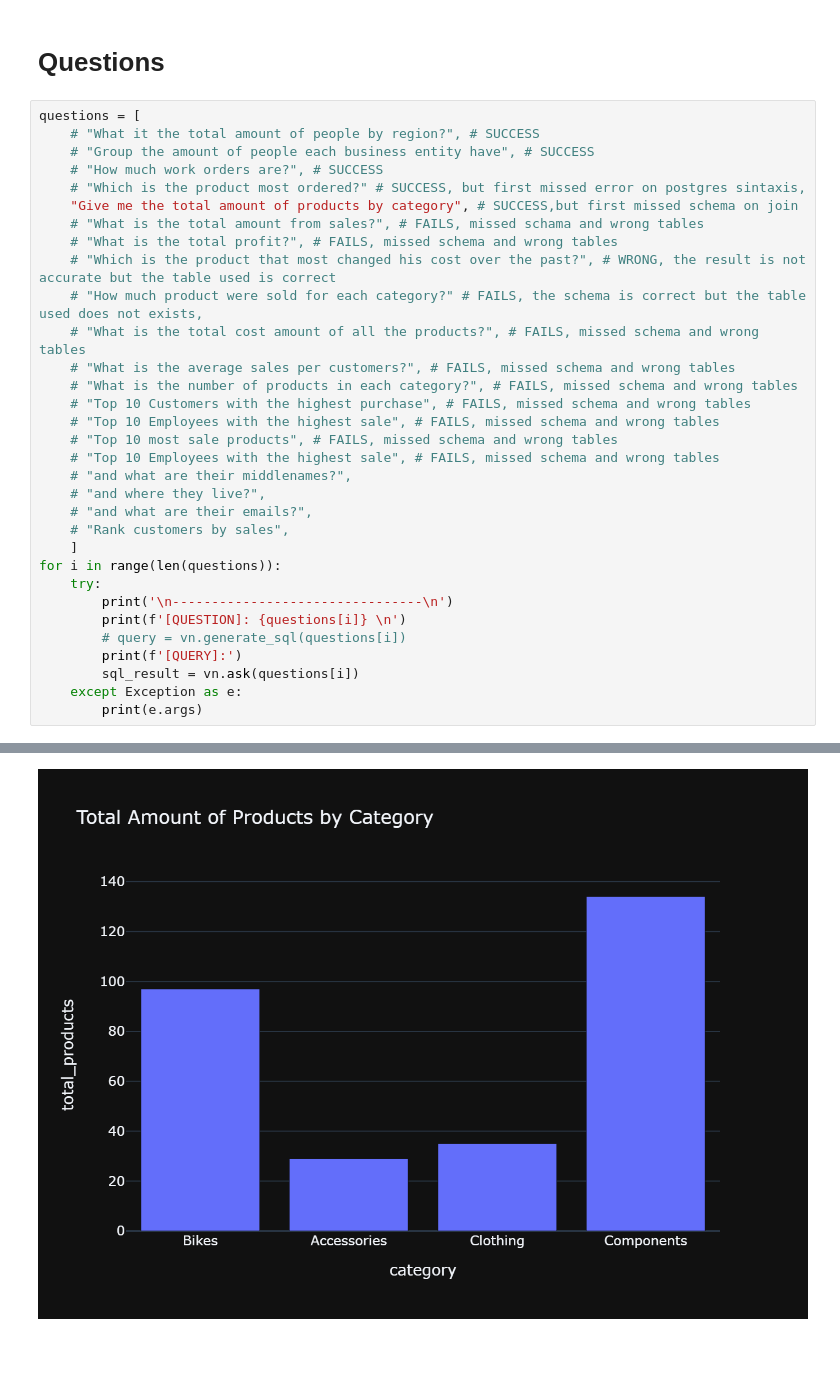
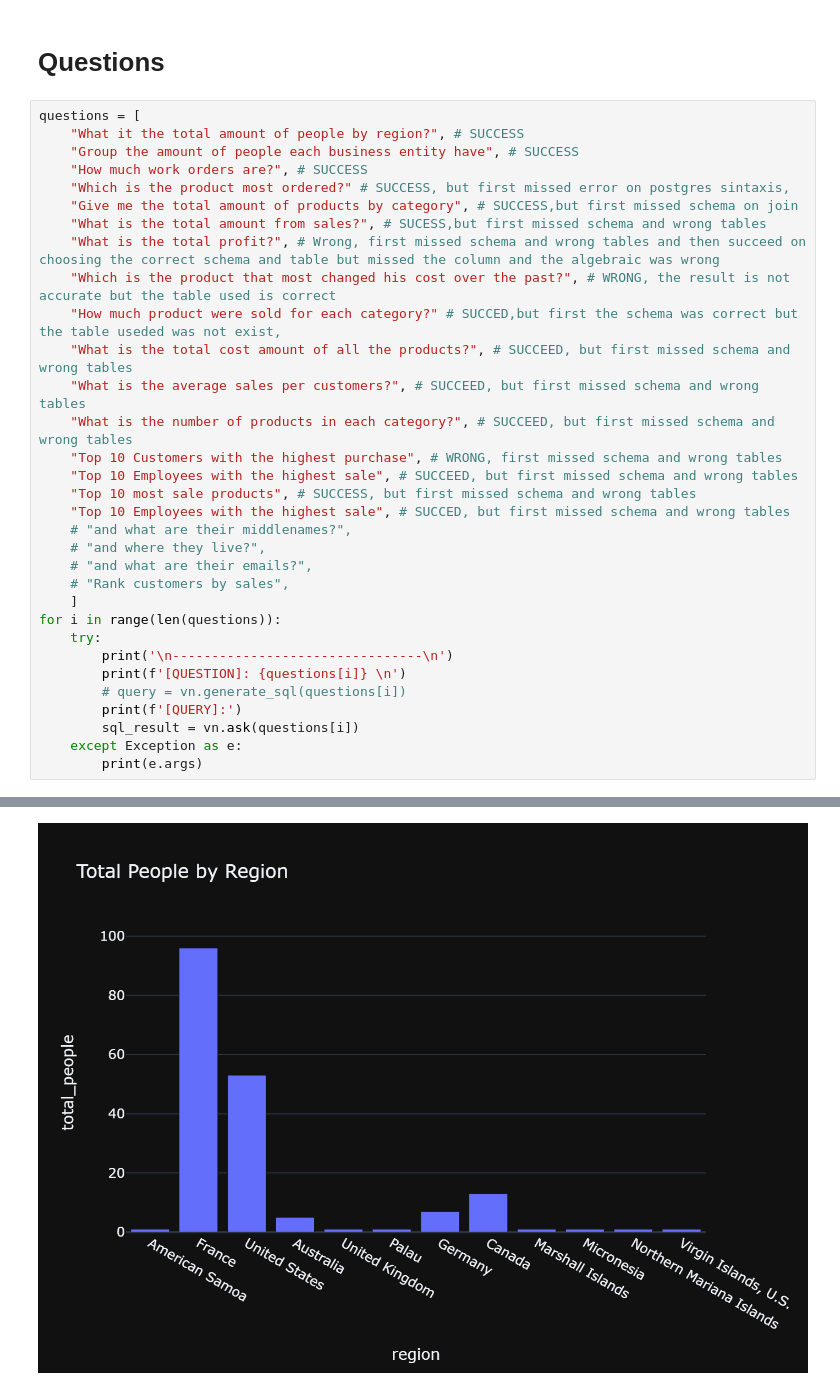
Before and after one commit to pedro-geraghty-sw/rag-vanna-poc, a Jupyter notebook: pgf-24012024/questions.ipynb, the cells around one changed output, grey strips where cells are left out. Saved outputs shown, nothing was run; the diff lists cells and outputs as text; blank space fills up the shorter version.

Commit message:
First succeed run

```diff
--- a/pgf-24012024/questions.ipynb
+++ b/pgf-24012024/questions.ipynb
@@ -28,22 +28,22 @@ vn.connect_to_postgres(DB_SERVER,DB_NAME,DB_USER,DB_PASSWORD,DB_PORT)
 # Questions
 # %%
 questions = [
-    # "What it the total amount of people by region?", # SUCCESS
-    # "Group the amount of people each business entity have", # SUCCESS
-    # "How much work orders are?", # SUCCESS
-    # "Which is the product most ordered?" # SUCCESS, but first missed error on postgres sintaxis,
+    "What it the total amount of people by region?", # SUCCESS
+    "Group the amount of people each business entity have", # SUCCESS
+    "How much work orders are?", # SUCCESS
+    "Which is the product most ordered?" # SUCCESS, but first missed error on postgres sintaxis,
     "Give me the total amount of products by category", # SUCCESS,but first missed schema on join
-    # "What is the total amount from sales?", # FAILS, missed schama and wrong tables
-    # "What is the total profit?", # FAILS, missed schema and wrong tables
-    # "Which is the product that most changed his cost over the past?", # WRONG, the result is not accurate but the table used is correct
-    # "How much product were sold for each category?" # FAILS, the schema is correct but the table used does not exists,
-    # "What is the total cost amount of all the products?", # FAILS, missed schema and wrong tables
-    # "What is the average sales per customers?", # FAILS, missed schema and wrong tables
-    # "What is the number of products in each category?", # FAILS, missed schema and wrong tables
-    # "Top 10 Customers with the highest purchase", # FAILS, missed schema and wrong tables
-    # "Top 10 Employees with the highest sale", # FAILS, missed schema and wrong tables
-    # "Top 10 most sale products", # FAILS, missed schema and wrong tables
-    # "Top 10 Employees with the highest sale", # FAILS, missed schema and wrong tables
+    "What is the total amount from sales?", # SUCESS,but first missed schema and wrong tables
+    "What is the total profit?", # Wrong, first missed schema and wrong tables and then succeed on choosing the correct schema and table but missed the column and the algebraic was wrong
+    "Which is the product that most changed his cost over the past?", # WRONG, the result is not accurate but the table used is correct
+    "How much product were sold for each category?" # SUCCED,but first the schema was correct but the table useded was not exist,
+    "What is the total cost amount of all the products?", # SUCCEED, but first missed schema and wrong tables
+    "What is the average sales per customers?", # SUCCEED, but first missed schema and wrong tables
+    "What is the number of products in each category?", # SUCCEED, but first missed schema and wrong tables
+    "Top 10 Customers with the highest purchase", # WRONG, first missed schema and wrong tables
+    "Top 10 Employees with the highest sale", # SUCCEED, but first missed schema and wrong tables
+    "Top 10 most sale products", # SUCCESS, but first missed schema and wrong tables
+    "Top 10 Employees with the highest sale", # SUCCED, but first missed schema and wrong tables
     # "and what are their middlenames?",
     # "and where they live?",
     # "and what are their emails?",
@@ -77 +85 @@ GROUP BY pc.name;
-[figure, old version]
+[figure, new version]
```
Also changed, not shown: parts of 1 cell of this notebook.
